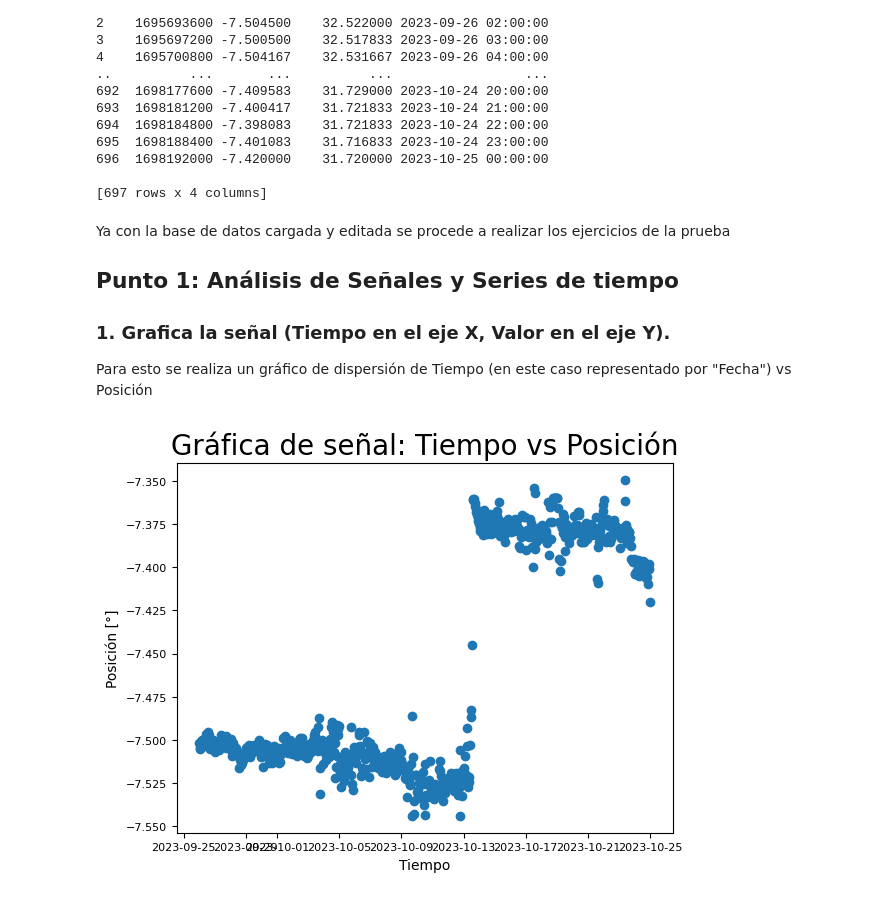
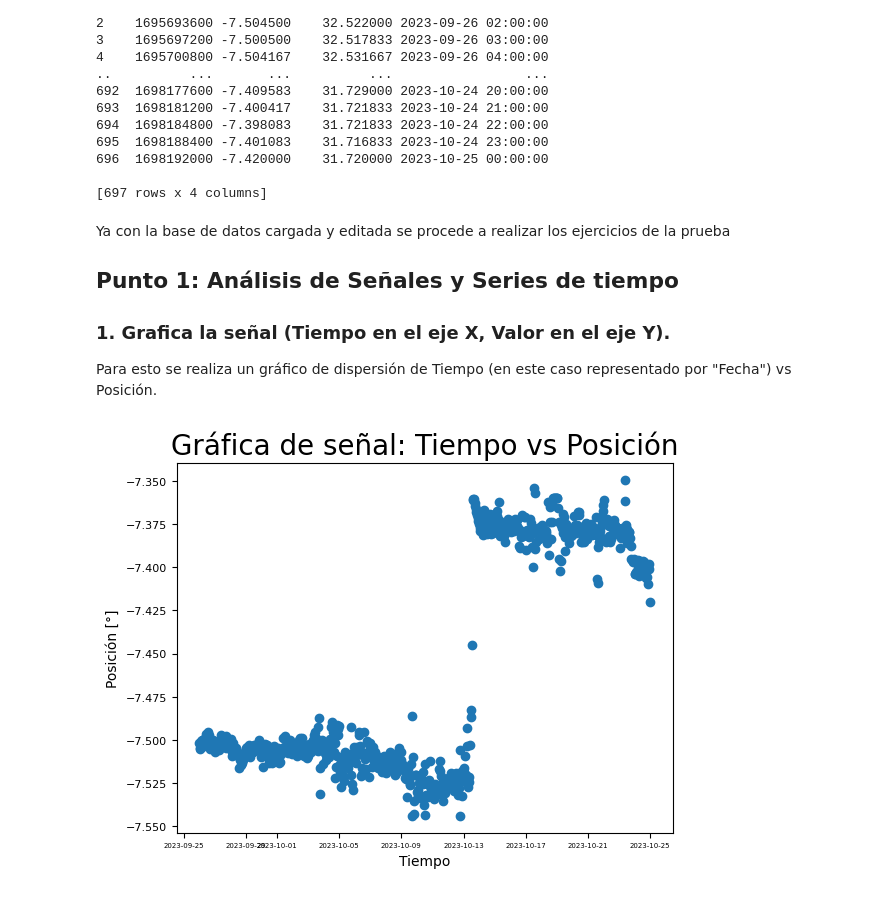
Before and after one commit to jdg16/solucion_giraldo_jupyter, a Jupyter notebook: prueba.ipynb, the cells around one changed output. Cells and saved outputs as stored; diff of their text form; code cells hidden in the pictures.

```diff
--- a/prueba.ipynb
+++ b/prueba.ipynb
@@ -55,14 +55,14 @@ Ya con la base de datos cargada y editada se procede a realizar los ejercicios d
 
 ### 1. Grafica la señal (Tiempo en el eje X, Valor en el eje Y).
 
-Para esto se realiza un gráfico de dispersión de Tiempo (en este caso representado por "Fecha") vs Posición
+Para esto se realiza un gráfico de dispersión de Tiempo (en este caso representado por "Fecha") vs Posición.
 # %%
 plt.scatter(df_acelero["Fecha"], df_acelero["Posición"])
 plt.title("Gráfica de señal: Tiempo vs Posición", fontsize=20)
 plt.xlabel("Tiempo")
 plt.ylabel("Posición [°]")
-plt.xticks(fontsize=8)
+plt.xticks(fontsize=5)
 plt.yticks(fontsize=8)
 plt.show()
 # %% [output]
-[figure, old version]
+[figure, new version]
```
Also changed, not shown: parts of 24 cells of this notebook.
